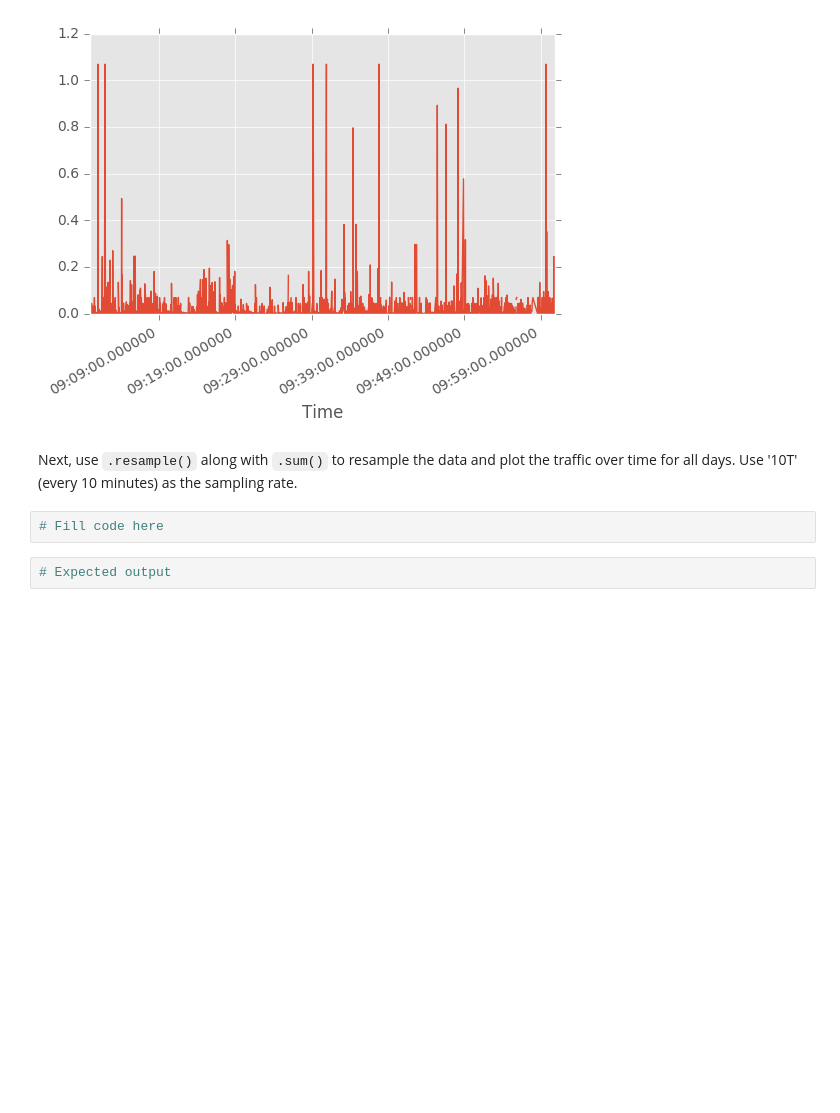
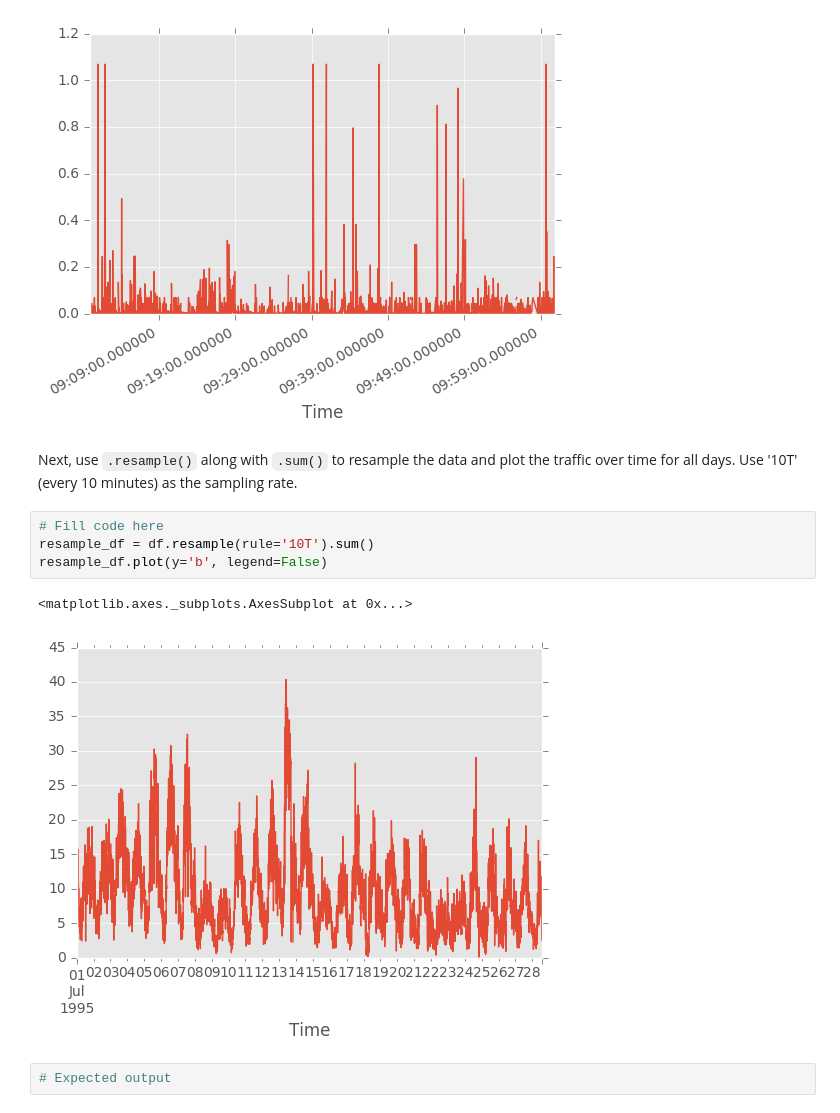
Before and after one commit to tow02/iccs413, a Jupyter notebook: assignments/a1/Assn1 - Web Server Log Analysis.ipynb, the cells around one changed output. Drawn from its saved outputs; the diff is of its cells as text; blank space fills up the shorter version.

```diff
--- a/assignments/a1/Assn1 - Web Server Log Analysis.ipynb
+++ b/assignments/a1/Assn1 - Web Server Log Analysis.ipynb
@@ -265,8 +268,13 @@ new_df = df[plot_data]
 [figure]
 # %% [markdown]
 Next, use `.resample()` along with `.sum()` to resample the data and plot the traffic over time for all days. Use '10T' (every 10 minutes) as the sampling rate.
-# %%
-# Fill code here
+# %%
+# Fill code here
+resample_df = df.resample(rule='10T').sum()
+resample_df.plot(y='b', legend=False)
+# %% [output]
+<matplotlib.axes._subplots.AxesSubplot at 0x...>
+[figure, added]
 # %%
 # Expected output
 # %% [output]
```
Also changed, not shown: parts of 12 cells of this notebook.
